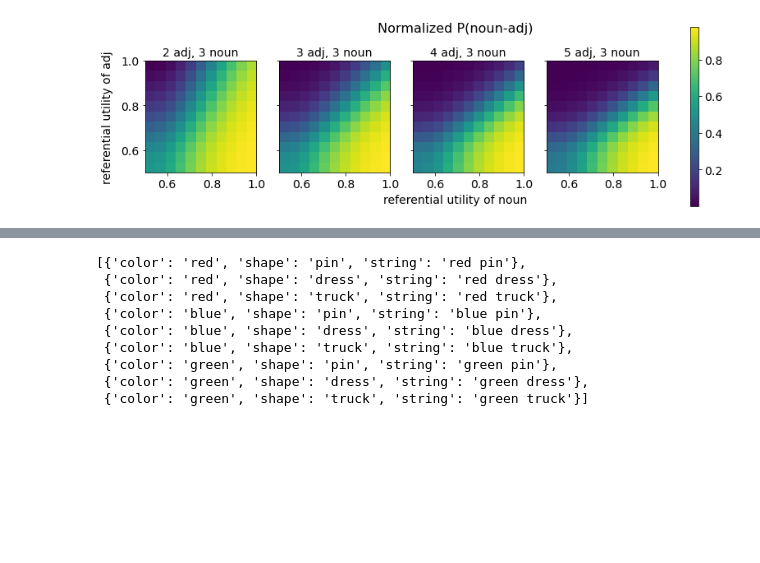
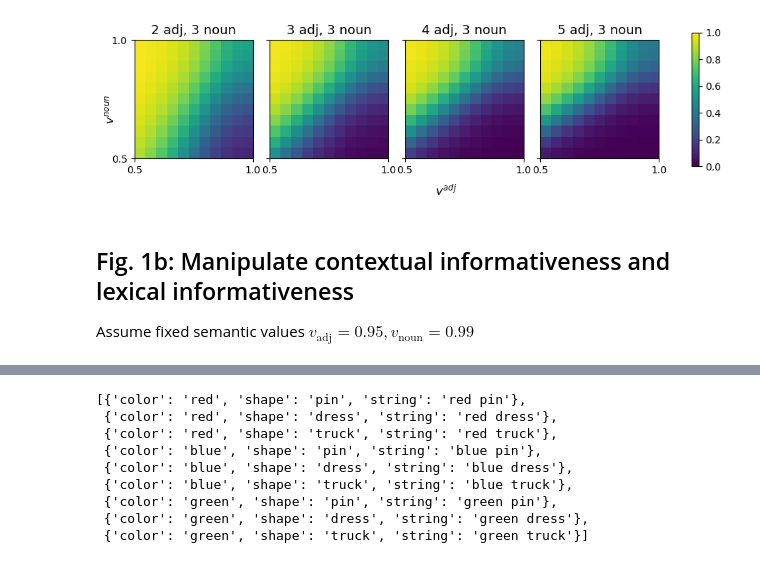
Before and after one commit to dharakyu/crosslinguistic-order, a Jupyter notebook: modeling/single-shot.ipynb, the cells around one changed output, grey strips where cells are left out. Cells and saved outputs as stored; diff of their text form; code cells hidden in the pictures; blank space fills up the shorter version.

```diff
--- a/modeling/single-shot.ipynb
+++ b/modeling/single-shot.ipynb
@@ -18,8 +17,6 @@ import scipy.stats
 semantic_value_range = np.linspace(0.5, 1, num=11)
 adjectives = [c for c in string.ascii_lowercase[:13]]
 nouns = [c for c in string.ascii_lowercase[13:]]
-objects = get_all_objects(adjectives, nouns)
-utterances = get_all_utterances(adjectives, nouns)
 # %%
 all_probs = []
 for num_adj in range(2, 6):
@@ -55,16 +76,32 @@ num adjectives 5 num nouns 3
 # %%
-fig, axs = plt.subplots(1, 4, sharex=True, sharey=True, figsize=(14, 4))
+fig, axs = plt.subplots(1, 4, sharex=True, sharey=True, figsize=(10, 2.5))
+#for i in range(2):
+    #for j in range(2):
 for i, ax in enumerate(axs):
-    im = ax.imshow(all_probs[i], origin='lower', extent=[0.5, 1, 0.5, 1])
-    ax.set_title(str(i+2)+" adj, 3 noun", fontsize=14)
-    ax.tick_params(labelsize=14)
+        #ax = axs[i, j]
+    im = ax.imshow(np.flip(all_probs[i]), origin='lower', vmin=0, vmax=1, extent=[0.5, 1, 0.5, 1])
+    ax.set_title(str(i+2)+" adj, 3 noun", fontsize=13)
+    #ax.tick_params(labelsize=14)
+    ax.set_xticks([0.5, 1])
+    ax.set_yticks([0.5, 1])
+    fig.supxlabel('$v^{adj}$')
+    fig.supylabel('$v^{noun}$')
 
-fig.suptitle('Normalized P(noun-adj)', x=0.5, y=0.9, size=16)
+#fig.suptitle('P(NOUN-ADJ)', size=16)
 
-fig.text(0.5, 0.15, "referential utility of noun", ha="center", va="center", fontsize=14)
-fig.text(0.08, 0.5, "referential utility of adj", ha="center", va="center", rotation=90, fontsize=14)
+#fig.text(0.5, 0.15, "$v_{noun}$", ha="center", va="center", fontsize=14)
+#fig.text(0.08, 0.5, "$v_{adj}$", ha="center", va="center", rotation=90, fontsize=14)
+fig.tight_layout(pad=0.5)
+#divider = make_axes_locatable(ax)
+#cax = divider.append_axes("right", size="5%", pad=0.05)
+
+#plt.colorbar(im, cax=cax)
 cbar = plt.colorbar(im, ax=axs)
-cbar.ax.tick_params(labelsize=14)
-plt.savefig('semantic_values.png')
+#cbar.ax.tick_params(labelsize=14)
+#plt.savefig('semantic_values.png')
 # %% [output]
-[figure, old version]
+[figure, new version]
+# %% [markdown]
+## Fig. 1b: Manipulate contextual informativeness and lexical informativeness
+
+Assume fixed semantic values $v_{\text{adj}} = 0.95, v_{\text{noun}} = 0.99$
```
Also changed, not shown: parts of 13 cells of this notebook, 10 other files.
